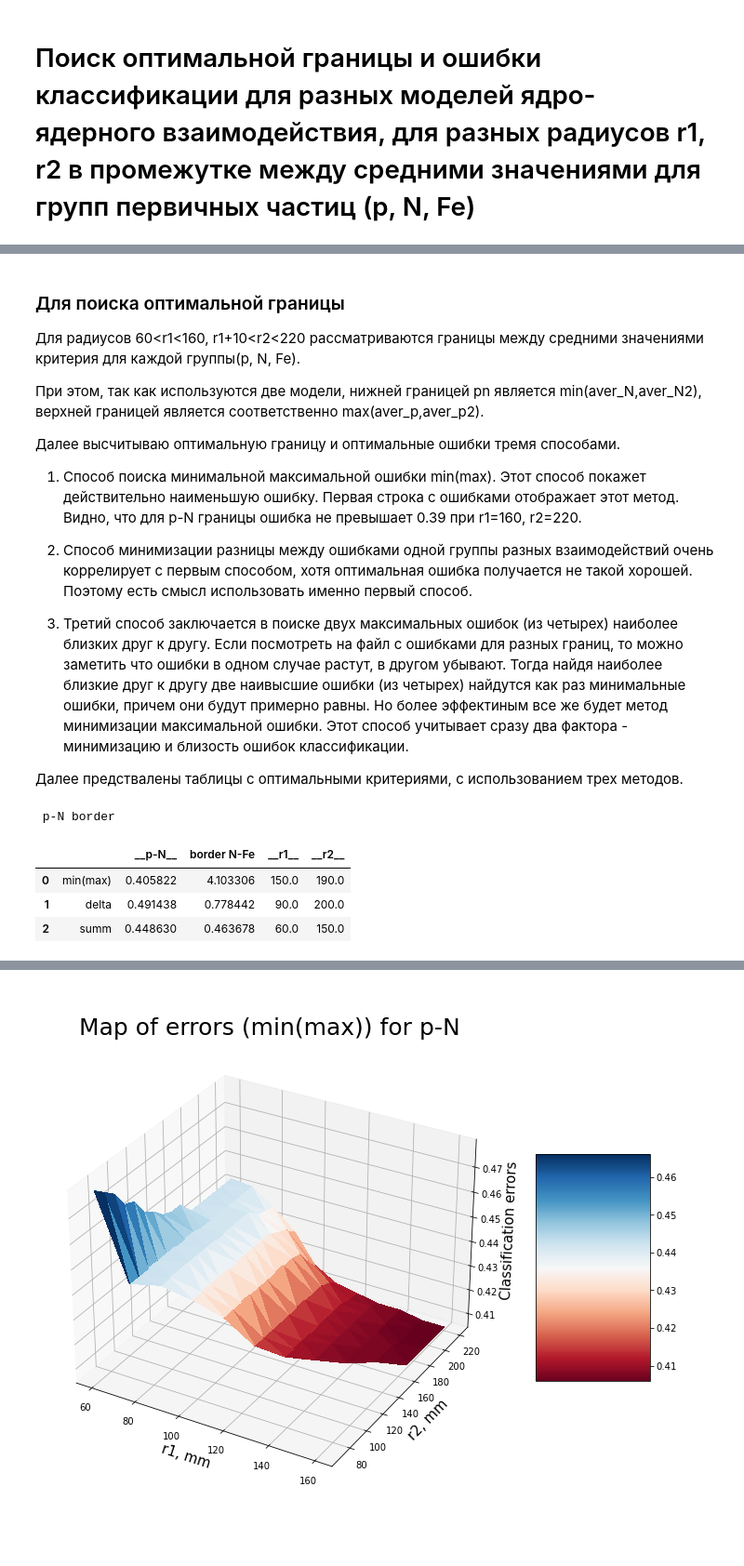
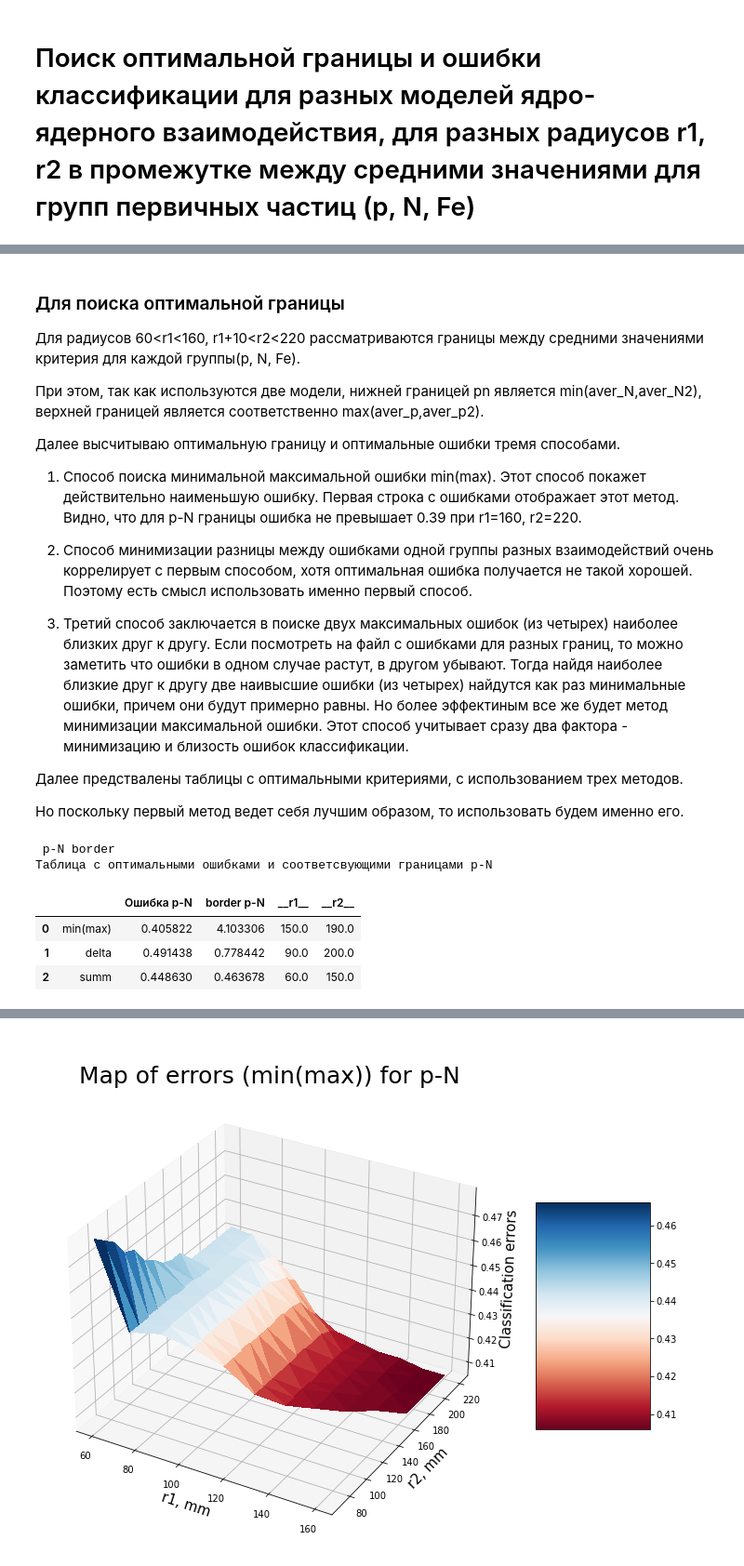
Before and after one commit to Vetselet/Study, a Jupyter notebook: Criterion-pn_nf_m03.ipynb, the cells around one changed output, grey strips where cells are left out. Shown at 93% size. Drawn from its saved outputs; the diff is of its cells as text; code cells hidden in the pictures; blank space fills up the shorter version.

```diff
--- a/Criterion-pn_nf_m03.ipynb
+++ b/Criterion-pn_nf_m03.ipynb
@@ -286,16 +298,20 @@ print("--- %s seconds ---" % (time.time() - start_time))
 3) Третий способ заключается в поиске двух максимальных ошибок (из четырех) наиболее близких друг к другу. Если посмотреть на файл с ошибками для разных границ, то можно заметить что ошибки в одном случае растут, в другом убывают. Тогда найдя наиболее близкие друг к другу две наивысшие ошибки (из четырех) найдутся как раз минимальные ошибки, причем они будут примерно равны. Но более эффектиным все же будет метод минимизации максимальной ошибки. Этот способ учитывает сразу два фактора - минимизацию и близость ошибок классификации.
 
 Далее предствалены таблицы с оптимальными критериями, с использованием трех методов.
+
+Но поскольку первый метод ведет себя лучшим образом, то использовать будем именно его.
 # %%
 table=pd.DataFrame
 print("\n \033[1m" + 'p-N border')
 table=[['min(max)',pn_max_mi,pn_border_max,pn_r1_max,pn_r2_max],
        ['delta',pn_delta,pn_border_delta,pn_r1_delta,pn_r2_delta],
        ['summ',pn_sum,pn_border_sum,pn_r1_sum,pn_r2_sum]]
-pd.DataFrame(table, columns=[' ',"__p-N__","border N-Fe", "__r1__",'__r2__'])
+print('Таблица с оптимальными ошибками и соответсвующими границами p-N')
+pd.DataFrame(table, columns=[' ','Ошибка p-N',"border p-N", "__r1__",'__r2__'])
 # %% [output]
  p-N border
+Таблица с оптимальными ошибками и соответсвующими границами p-N
-|  |  | __p-N__ | border N-Fe | __r1__ | __r2__ |
+|  |  | Ошибка p-N | border p-N | __r1__ | __r2__ |
 | 0 | min(max) | 0.405822 | 4.103306 | 150.0 | 190.0 |
 | 1 | delta | 0.491438 | 0.778442 | 90.0 | 200.0 |
 | 2 | summ | 0.448630 | 0.463678 | 60.0 | 150.0 |
```
Also changed, not shown: parts of 15 cells of this notebook.
